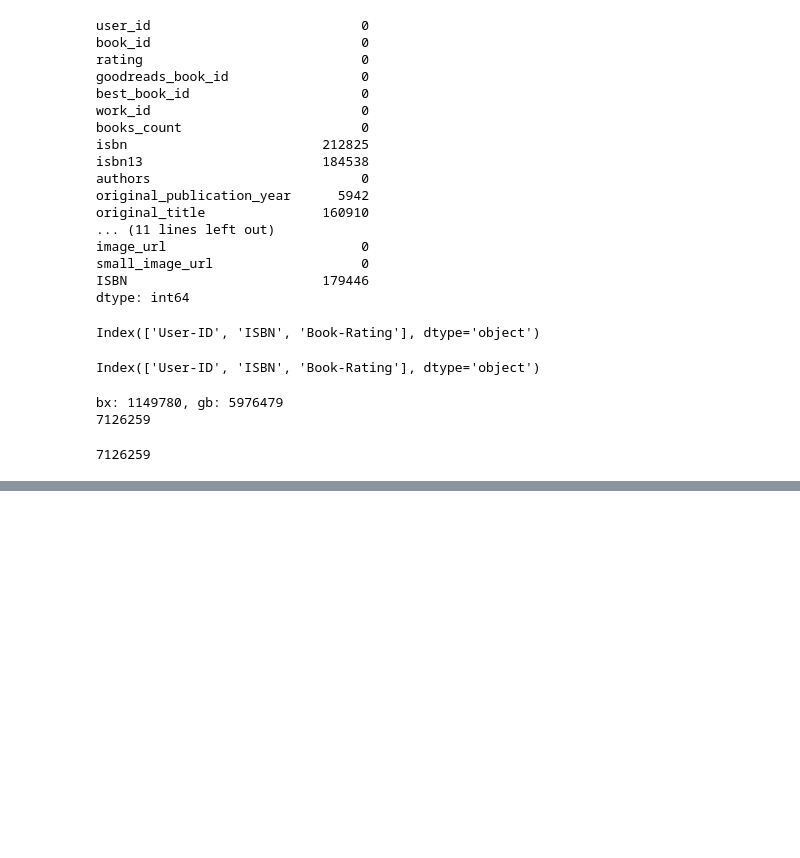
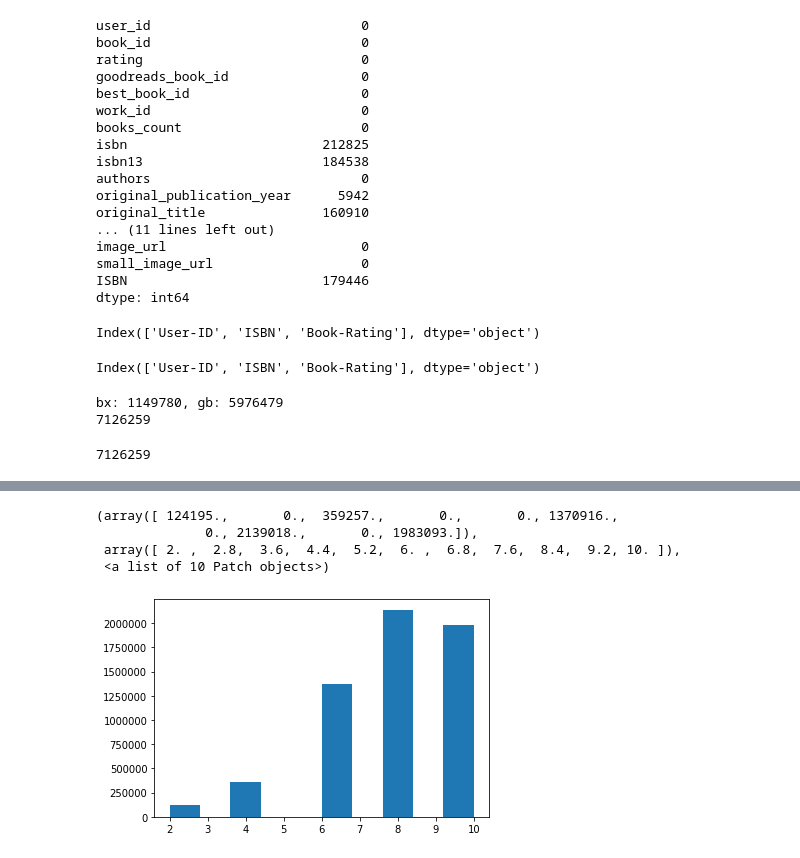
Before and after one commit to BloomTech-Labs/lambdaX-betterReads-ds, a Jupyter notebook: data_quick_look.ipynb, the cells around one changed output, grey strips where cells are left out. Drawn from its saved outputs; the diff is of its cells as text; code cells hidden in the pictures; blank space fills up the shorter version.

```diff
--- a/data_quick_look.ipynb
+++ b/data_quick_look.ipynb
@@ -383,0 +402,8 @@ Xb =
+# %%
+plt.hist(gbx['Book-Rating'])
+# %% [output]
+(array([ 124195.,       0.,  359257.,       0.,       0., 1370916.,
+              0., 2139018.,       0., 1983093.]),
+ array([ 2. ,  2.8,  3.6,  4.4,  5.2,  6. ,  6.8,  7.6,  8.4,  9.2, 10. ]),
+ <a list of 10 Patch objects>)
+[figure, added]
```
Also changed, not shown: parts of 6 cells of this notebook, 1 other file.
